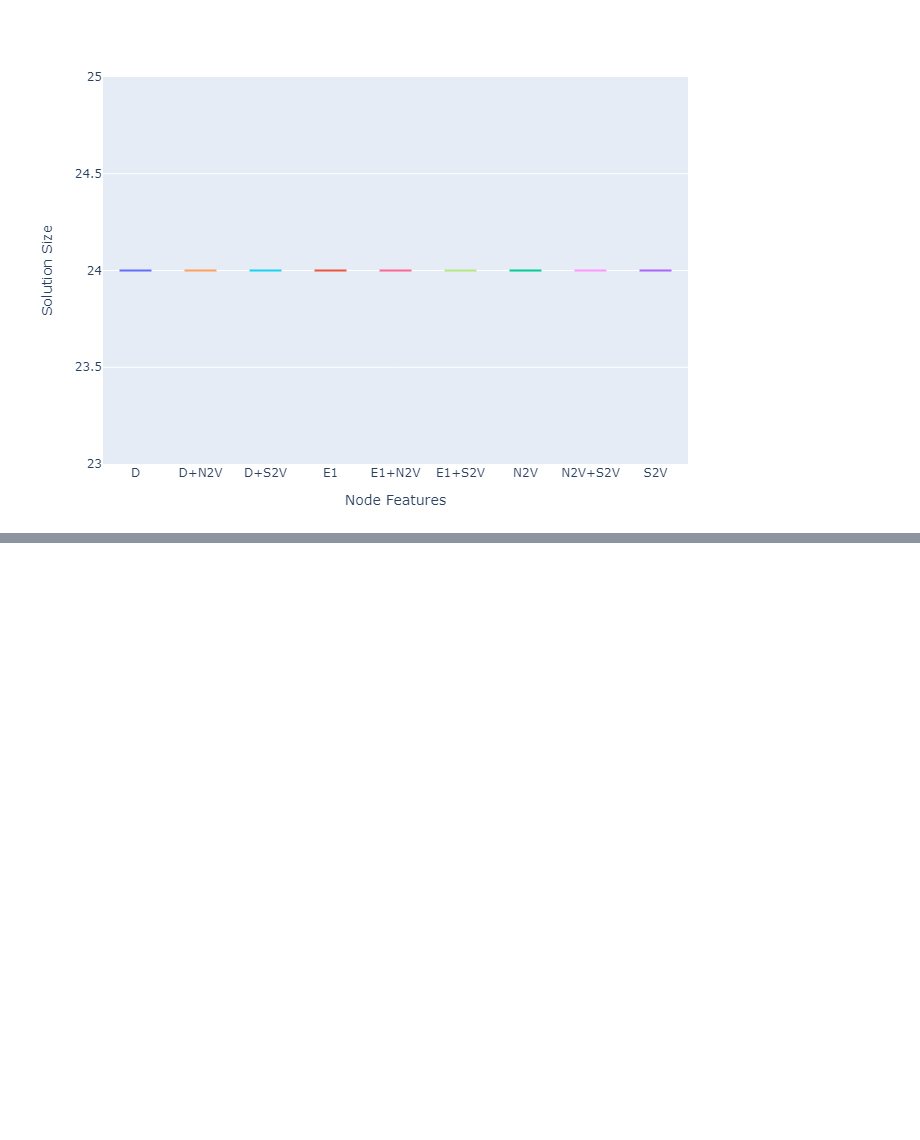
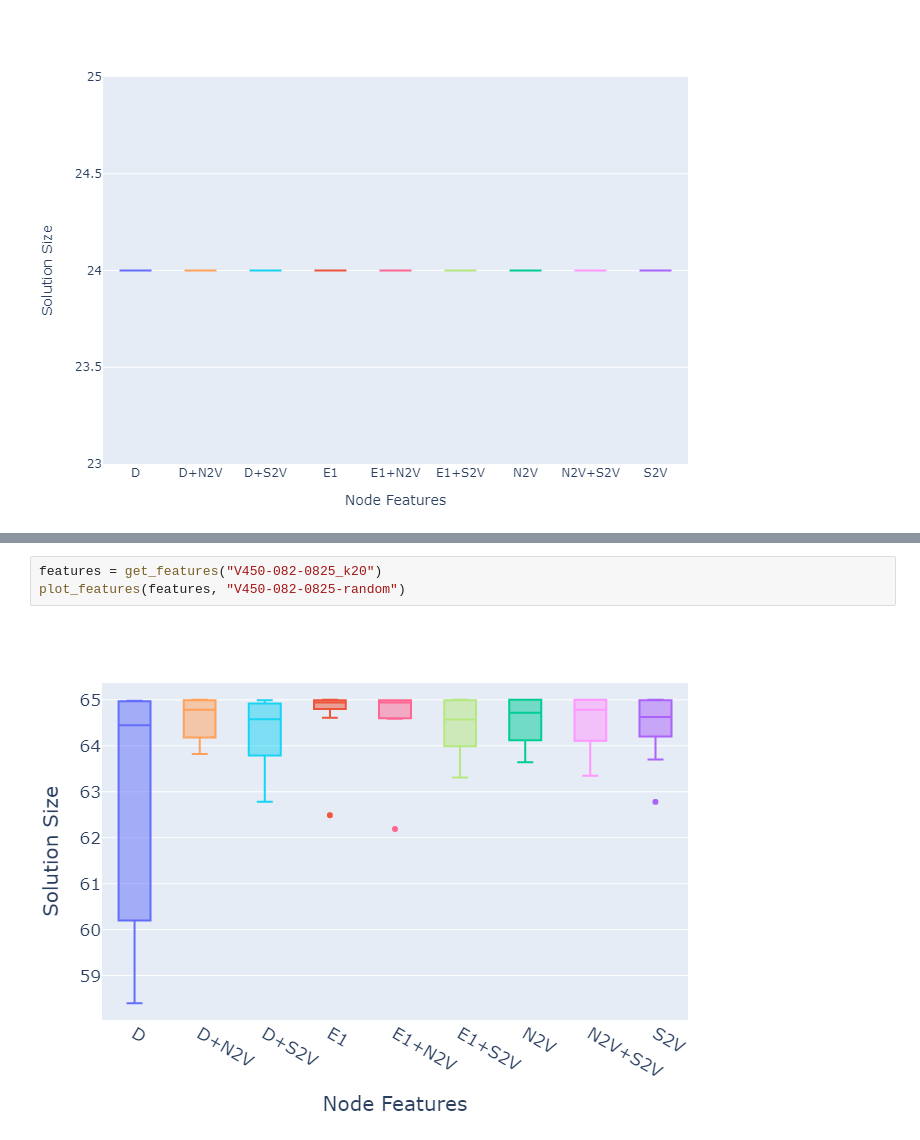
Before and after one commit to rettrich/thesis, a Jupyter notebook: eval/evaluation.ipynb, the cells around one changed output, grey strips where cells are left out. Drawn from its saved outputs; the diff is of its cells as text; blank space fills up the shorter version.

```diff
--- a/eval/evaluation.ipynb
+++ b/eval/evaluation.ipynb
@@ -301,0 +279,5 @@ p
+# %%
+features = get_features("V450-082-0825_k20")
+plot_features(features, "V450-082-0825-random")
+# %% [output]
+[figure, added]
```
Also changed, not shown: parts of 9 cells of this notebook, 15 other files.
